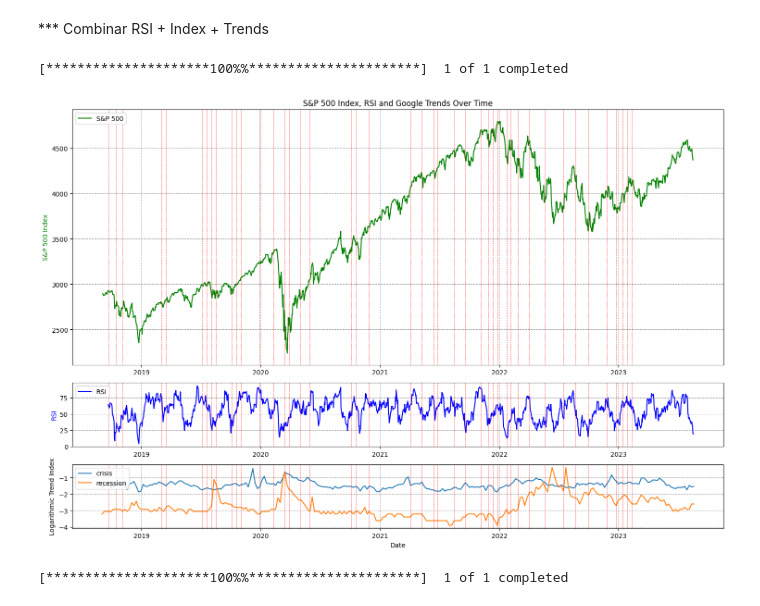
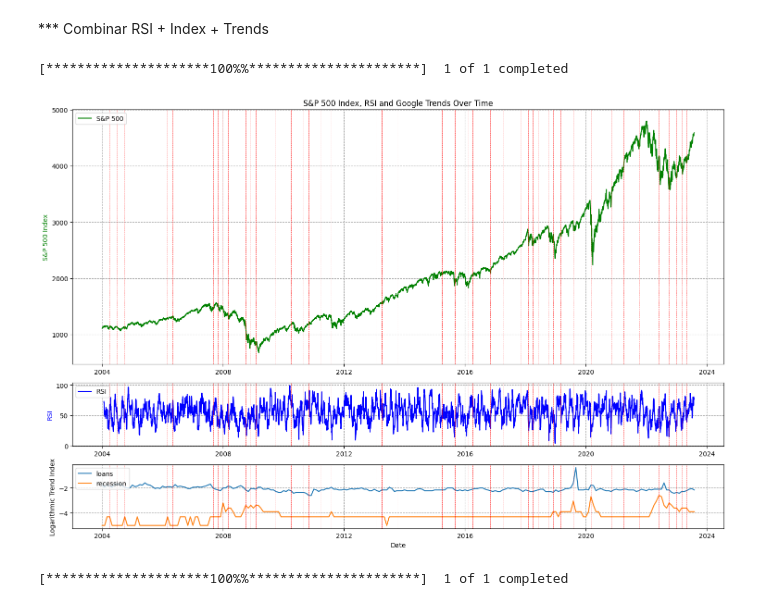
Before and after one commit to luisgdelafuente/google-trends, a Jupyter notebook: the R index.ipynb, the cells around one changed output. Saved outputs shown, nothing was run; the diff lists cells and outputs as text; code cells hidden in the pictures.

```diff
--- a/the R index.ipynb
+++ b/the R index.ipynb
@@ -116,13 +116,13 @@ import numpy as np
 pytrends = TrendReq()
 
 # Set the keywords to search for
-keywords = ["crisis", "recession"]
+keywords = ["loans", "recession"]
 
 # Set the timeframe for the search to the past 5 years
-timeframe = "today 5-y"
+timeframe = "all"
 
 # Build the payload with the keywords and timeframe
-pytrends.build_payload(kw_list=keywords, timeframe=timeframe, geo="US")
+pytrends.build_payload(kw_list=keywords, timeframe=timeframe, geo="US-CA")
 
 # Get the interest over time data for the keywords
 interest_over_time = pytrends.interest_over_time()
@@ -162,34 +162,34 @@ ax1.grid(True, which="both", ls="--", c='0.65')
 
 # Plot RSI data on the middle subplot
 ax3 = plt.subplot(gs[1], sharex=ax1)
 ax3.plot(rsi_data.index, rsi_data, 'b-', label="RSI")
 ax3.set_ylabel('RSI', color='b')
 ax3.legend(loc="upper left")
 ax3.grid(True, which="both", ls="--", c='0.65')
 
 # Plot Google Trends data on the bottom subplot
 ax2 = plt.subplot(gs[2], sharex=ax1)
 for keyword in keywords:
     ax2.plot(interest_over_time.index, interest_over_time[keyword], label=keyword)
 
 # Add thin red vertical lines at local maxima
 for date, is_max in zip(interest_over_time.index, local_maxima):
     if is_max:
         ax1.axvline(date, color='r', linestyle='--', linewidth=0.5)
         ax2.axvline(date, color='r', linestyle='--', linewidth=0.5)
         ax3.axvline(date, color='r', linestyle='--', linewidth=0.5, label='Local Max')
 
 ax2.set_xlabel('Date')
 ax2.set_ylabel('Logarithmic Trend Index')
 ax2.legend(loc="upper left")
 ax2.grid(True, which="both", ls="--", c='0.65')
 
 # Adjust the layout
 plt.tight_layout()
 plt.show()
 # %% [output]
 [*********************100%%**********************]  1 of 1 completed
-[figure, old version]
+[figure, new version]
 # %%
 import pytrends as pt
 from pytrends.request import TrendReq
```
